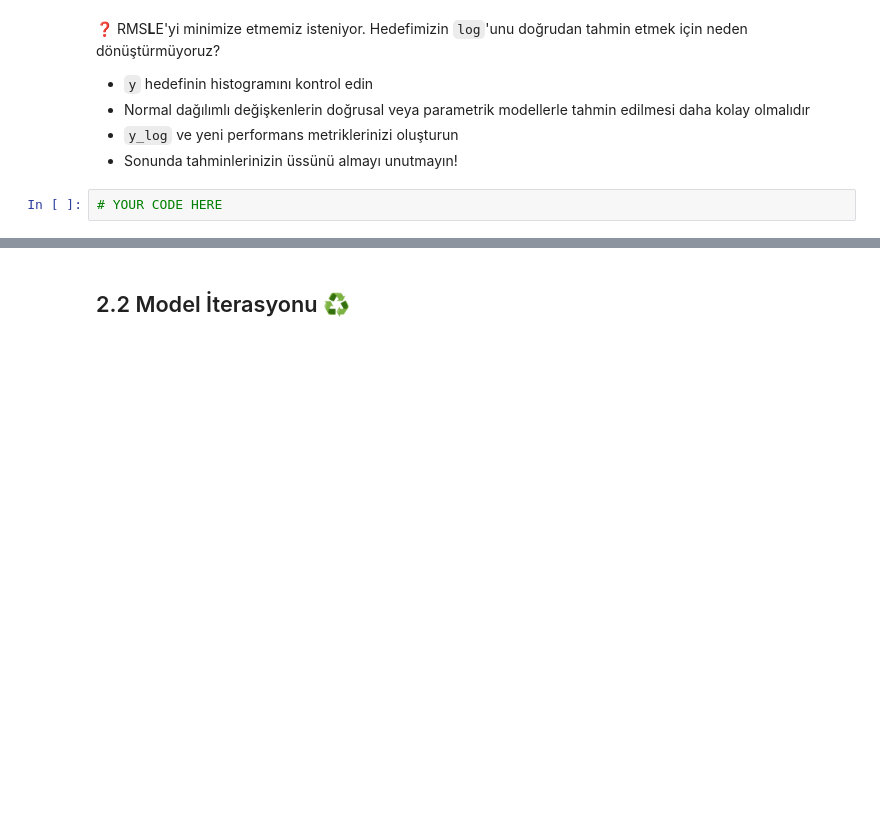
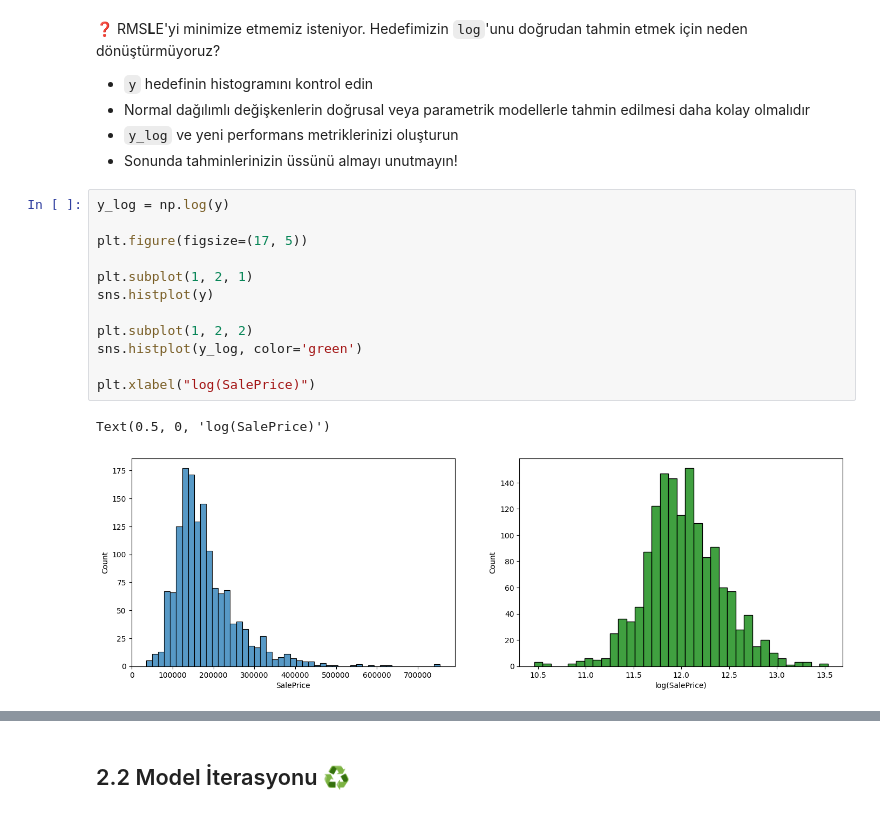
Before and after one commit to tmy-datamesa/S17D2-S-kaggle-competition, a Jupyter notebook: houses_kaggle_competition.ipynb, the cells around one changed output, grey strips where cells are left out. Cells and saved outputs as stored; diff of their text form; blank space fills up the shorter version.

```diff
--- a/houses_kaggle_competition.ipynb
+++ b/houses_kaggle_competition.ipynb
@@ -1106,5 +1308,18 @@ Pipeline'ınızın sonuna bir [`VarianceThreshold`](https://scikit-learn.org/sta
 - Normal dağılımlı değişkenlerin doğrusal veya parametrik modellerle tahmin edilmesi daha kolay olmalıdır
 - `y_log` ve yeni performans metriklerinizi oluşturun
 - Sonunda tahminlerinizin üssünü almayı unutmayın!
-# %%
-# YOUR CODE HERE
+# %%
+y_log = np.log(y)
+
+plt.figure(figsize=(17, 5))
+
+plt.subplot(1, 2, 1)
+sns.histplot(y)
+
+plt.subplot(1, 2, 2)
+sns.histplot(y_log, color='green')
+
+plt.xlabel("log(SalePrice)")
+# %% [output]
+Text(0.5, 0, 'log(SalePrice)')
+[figure, added]
```
Also changed, not shown: parts of 26 cells of this notebook.
